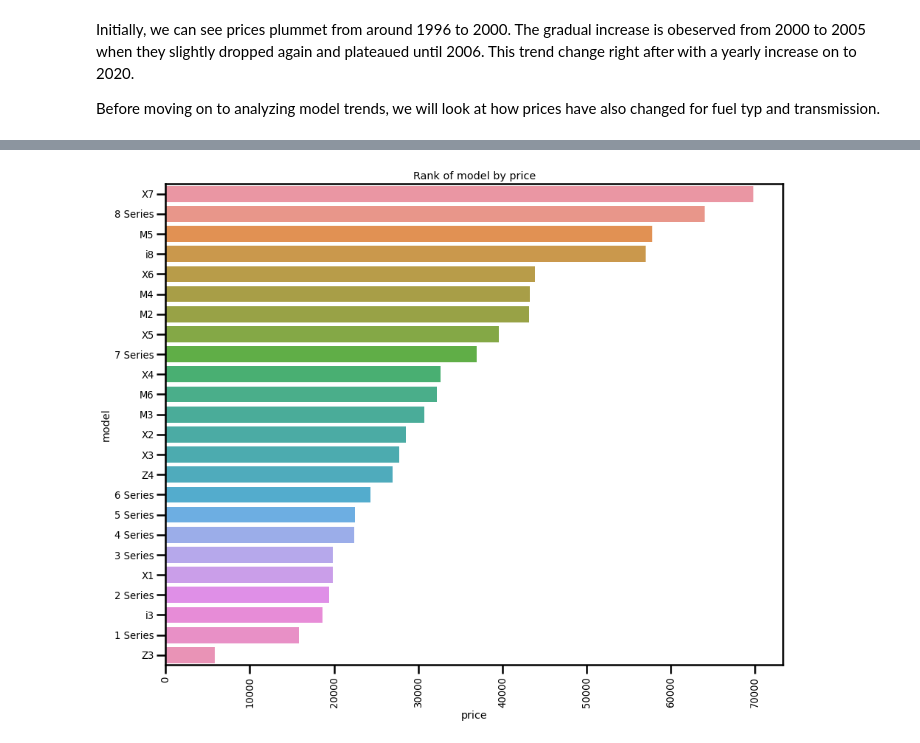
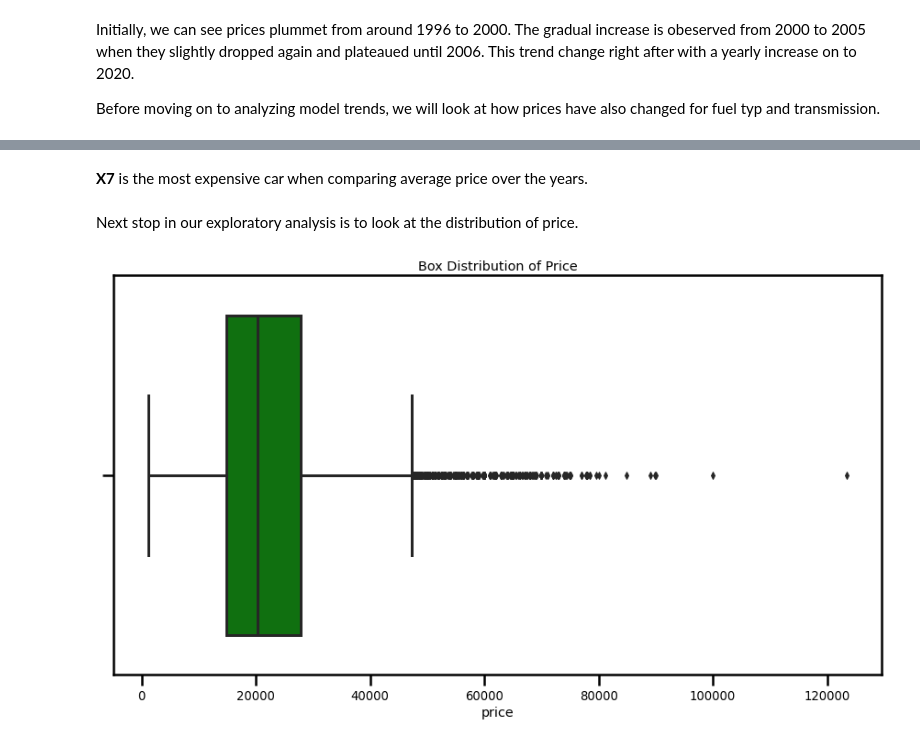
Before and after one commit to LenSin3/bmw_car_sales, a Jupyter notebook: bmw_ml.ipynb, the cells around one changed output, grey strips where cells are left out. Cells and saved outputs as stored; diff of their text form; code cells hidden in the pictures.

Commit message:
complete timeseries analysis of price

```diff
--- a/bmw_ml.ipynb
+++ b/bmw_ml.ipynb
@@ -159,4 +166,8 @@ Also, for transmission types, we can tell semi-auto was introduced around 2006 a
+# %% [markdown]
+**X7** is the most expensive car when comparing average price over the years.
+# %% [markdown]
+Next stop in our exploratory analysis is to look at the distribution of price.
 # %%
-plots.rank_feature(df_cln, 'model', 'price')
+plots.box_plot(df_cln, 'price')
 # %% [output]
-[figure, old version]
+[figure, new version]
```
Also changed, not shown: parts of 7 cells of this notebook, 1 other file.
